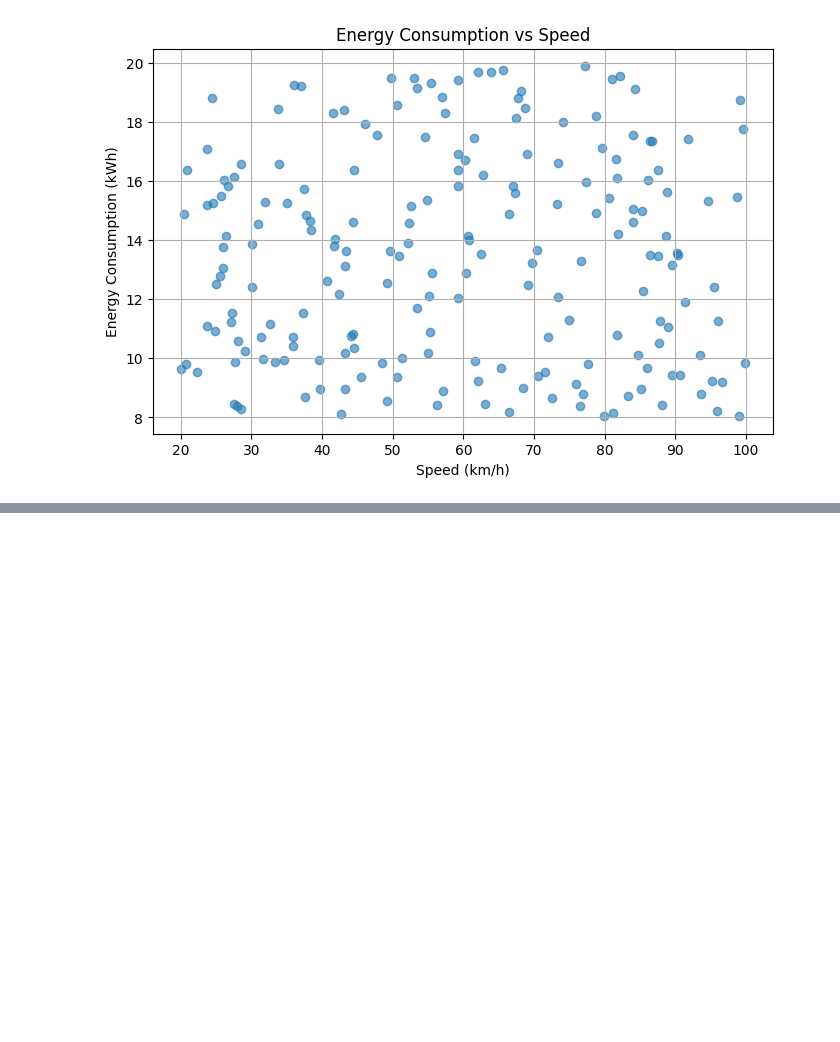
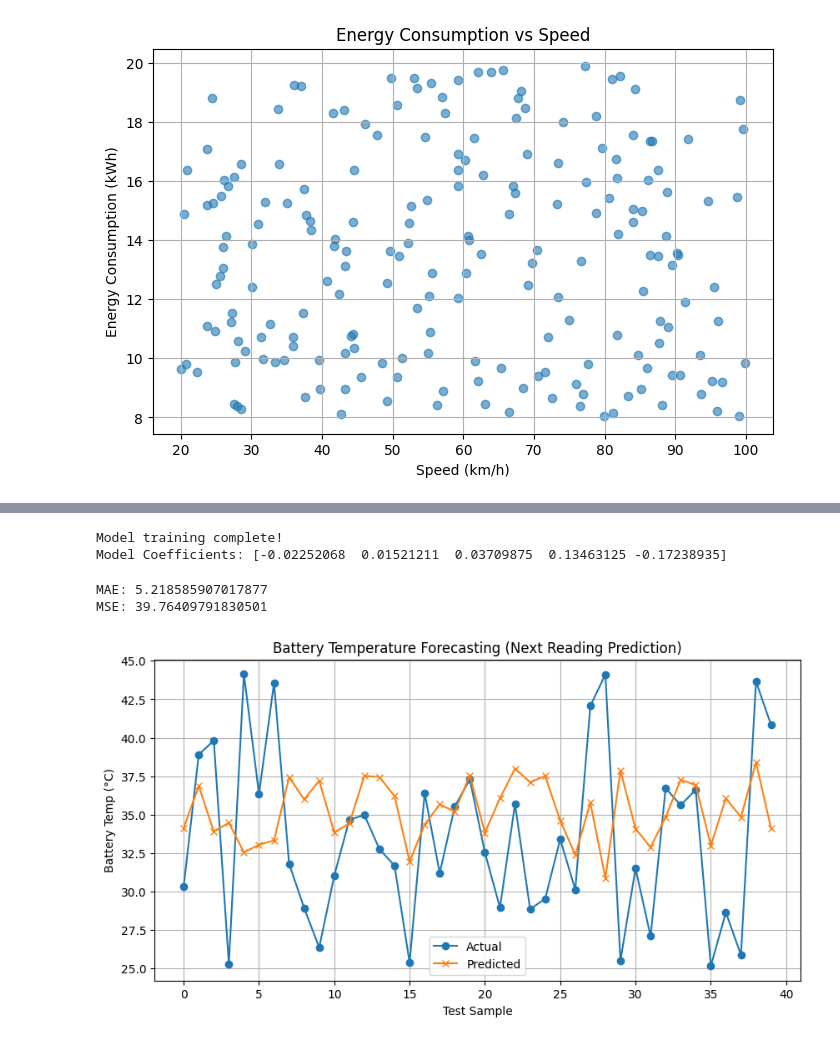
Before and after one commit to mttnandini/tesla-telemetry-project, a Jupyter notebook: notebooks/eda.ipynb, the cells around one changed output, grey strips where cells are left out. Cells and saved outputs as stored; diff of their text form; code cells hidden in the pictures; blank space fills up the shorter version.

```diff
--- a/notebooks/eda.ipynb
+++ b/notebooks/eda.ipynb
@@ -130,0 +136,10 @@ plt.show()
+# %%
+from sklearn.ensemble import IsolationForest
+
+features = df[['speed', 'battery_temp', 'motor_torque', 'energy_consumption']]
+model = IsolationForest(contamination=0.05, random_state=42)
+model.fit(features)
+
+df['anomaly'] = model.predict(features)
+df['anomaly'] = df['anomaly'].map({1: 'normal', -1: 'anomaly'})
+df.head()
@@ -130,0 +190,34 @@ plt.show()
+# %%
+model = LinearRegression()
+model.fit(X_train, y_train)
+
+print("Model training complete!")
+print("Model Coefficients:", model.coef_)
+# %% [output]
+Model training complete!
+Model Coefficients: [-0.02252068  0.01521211  0.03709875  0.13463125 -0.17238935]
+# %%
+from sklearn.metrics import mean_absolute_error, mean_squared_error
+
+y_pred = model.predict(X_test)
+
+mae = mean_absolute_error(y_test, y_pred)
+mse = mean_squared_error(y_test, y_pred)
+
+print("MAE:", mae)
+print("MSE:", mse)
+# %% [output]
+MAE: 5.218585907017877
+MSE: 39.76409791830501
+# %%
+plt.figure(figsize=(10,5))
+plt.plot(y_test.values[:50], label="Actual", marker='o')
+plt.plot(y_pred[:50], label="Predicted", marker='x')
+plt.title("Battery Temperature Forecasting (Next Reading Prediction)")
+plt.xlabel("Test Sample")
+plt.ylabel("Battery Temp (°C)")
+plt.legend()
+plt.grid(True)
+plt.show()
+# %% [output]
+[figure, added]
```
Also changed, not shown: parts of 3 cells of this notebook, 1 other file.
